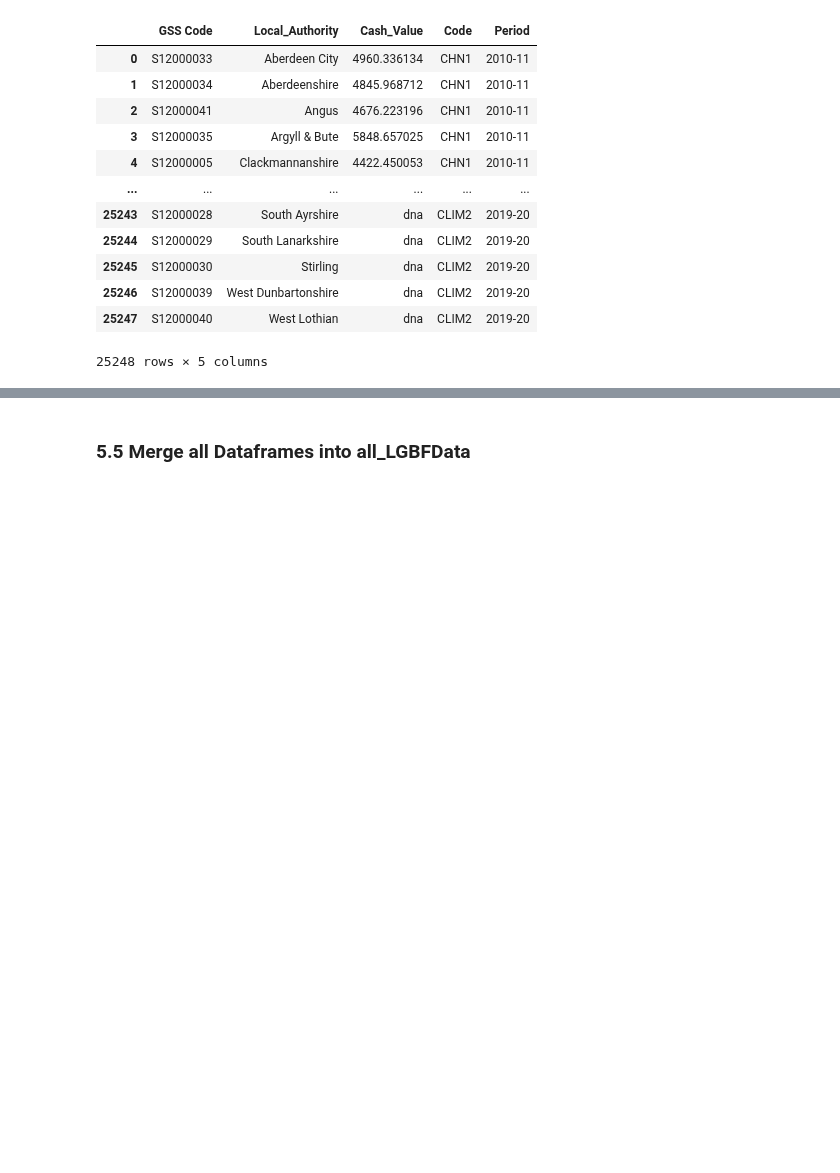
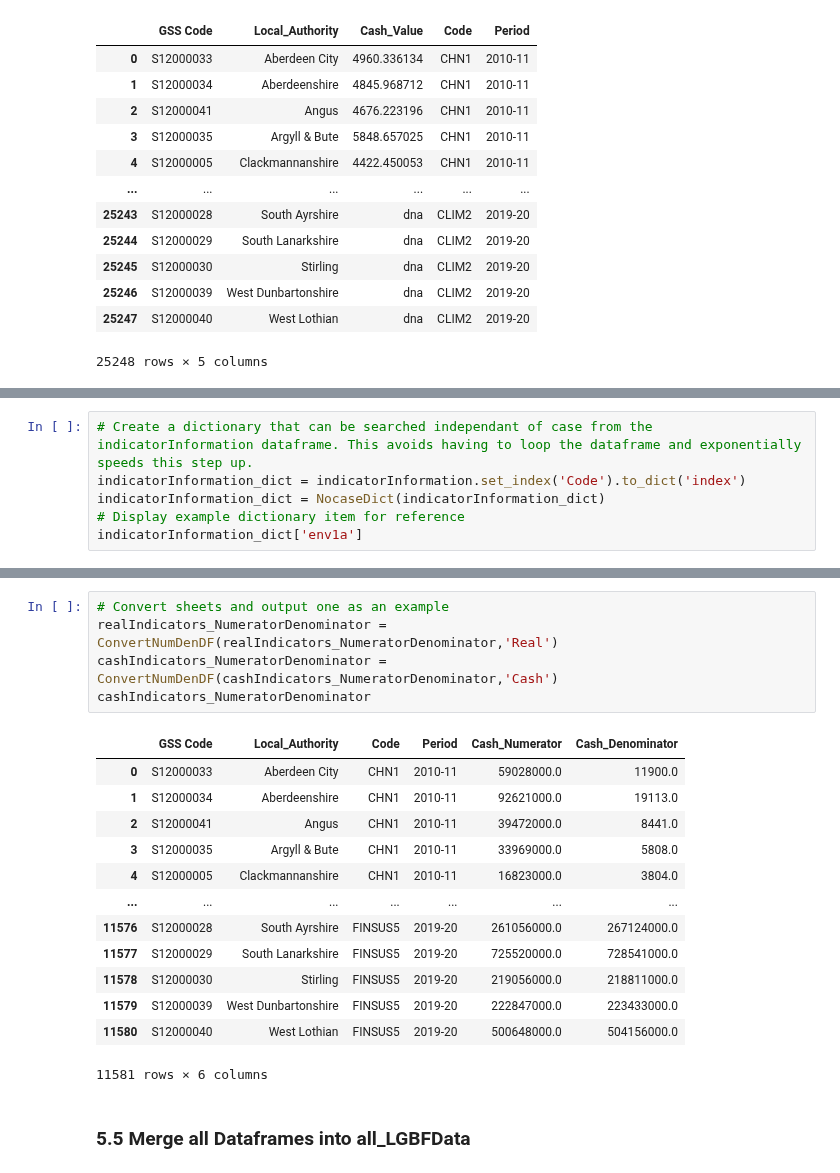
Before and after one commit to SC-TPP/LGBF, a Jupyter notebook: Transform LGBF Data File.ipynb, the cells around one changed output, grey strips where cells are left out. Drawn from its saved outputs; the diff is of its cells as text; blank space fills up the shorter version.

Commit message:
Fixed NumDen transform steps. Decrease time taken through use of dictionaries.

```diff
--- a/Transform LGBF Data File.ipynb
+++ b/Transform LGBF Data File.ipynb
@@ -498,0 +334,6 @@ cashIndicators_NumeratorDenominator
+# %%
+# Create a dictionary that can be searched independant of case from the indicatorInformation dataframe. This avoids having to loop the dataframe and exponentially speeds this step up.
+indicatorInformation_dict = indicatorInformation.set_index('Code').to_dict('index')
+indicatorInformation_dict = NocaseDict(indicatorInformation_dict)
+# Display example dictionary item for reference
+indicatorInformation_dict['env1a']
@@ -499,3 +458,22 @@ cashIndicators_NumeratorDenominator
+# %%
+# Convert sheets and output one as an example
+realIndicators_NumeratorDenominator = ConvertNumDenDF(realIndicators_NumeratorDenominator,'Real')
+cashIndicators_NumeratorDenominator = ConvertNumDenDF(cashIndicators_NumeratorDenominator,'Cash')
+cashIndicators_NumeratorDenominator
+# %% [output]
+|  | GSS Code | Local_Authority | Code | Period | Cash_Numerator | Cash_Denominator |
+| 0 | S12000033 | Aberdeen City | CHN1 | 2010-11 | 59028000.0 | 11900.0 |
+| 1 | S12000034 | Aberdeenshire | CHN1 | 2010-11 | 92621000.0 | 19113.0 |
+| 2 | S12000041 | Angus | CHN1 | 2010-11 | 39472000.0 | 8441.0 |
+| 3 | S12000035 | Argyll & Bute | CHN1 | 2010-11 | 33969000.0 | 5808.0 |
+| 4 | S12000005 | Clackmannanshire | CHN1 | 2010-11 | 16823000.0 | 3804.0 |
+| ... | ... | ... | ... | ... | ... | ... |
+| 11576 | S12000028 | South Ayrshire | FINSUS5 | 2019-20 | 261056000.0 | 267124000.0 |
+| 11577 | S12000029 | South Lanarkshire | FINSUS5 | 2019-20 | 725520000.0 | 728541000.0 |
+| 11578 | S12000030 | Stirling | FINSUS5 | 2019-20 | 219056000.0 | 218811000.0 |
+| 11579 | S12000039 | West Dunbartonshire | FINSUS5 | 2019-20 | 222847000.0 | 223433000.0 |
+| 11580 | S12000040 | West Lothian | FINSUS5 | 2019-20 | 500648000.0 | 504156000.0 |
+11581 rows × 6 columns
 # %% [markdown]
 ### 5.5 Merge all Dataframes into all_LGBFData
 # %%
```
Also changed, not shown: parts of 9 cells of this notebook, 6 other files.
